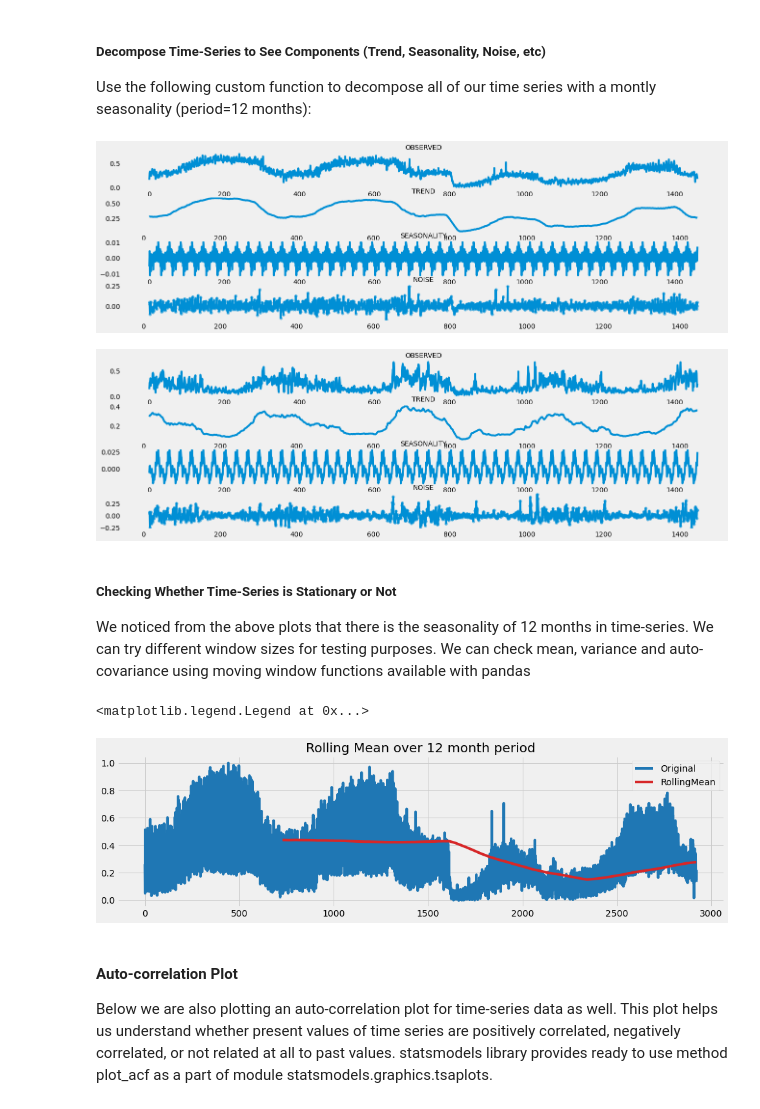
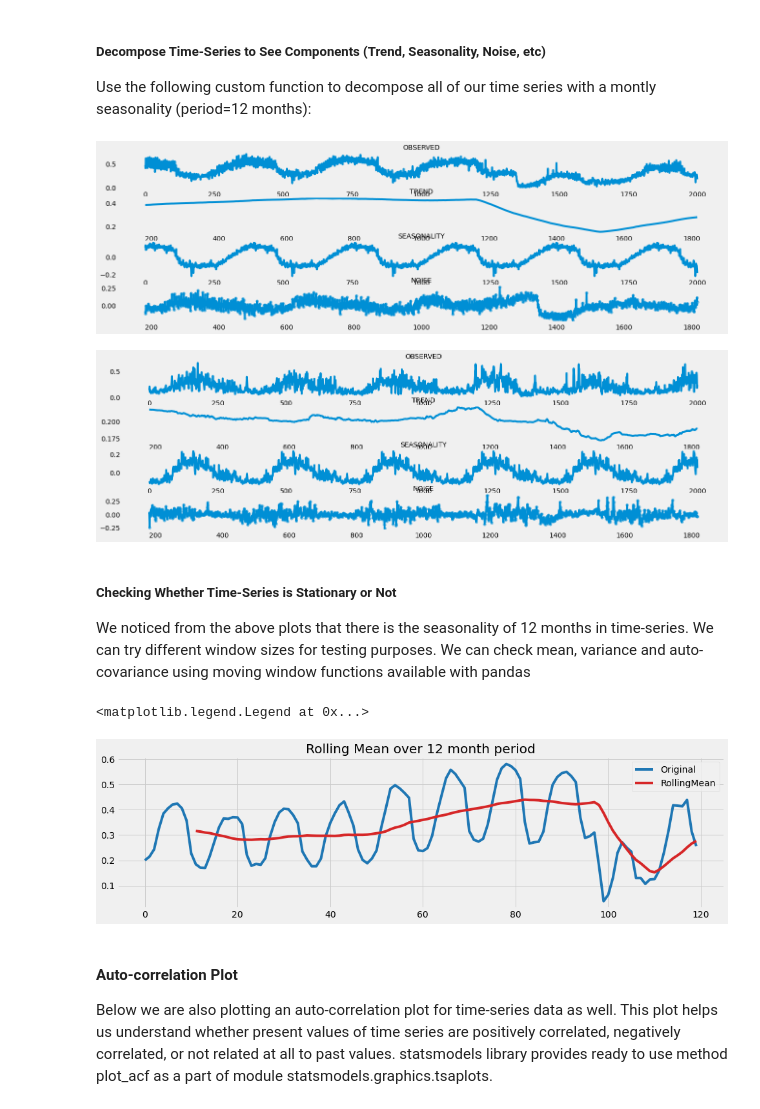
Before and after one commit to georgioschr/The-Air-Traffic-and-the-Air-Pollution, a Jupyter notebook: notebook/data_analysis.ipynb, the cells around one changed output. Cells and saved outputs as stored; diff of their text form; code cells hidden in the pictures.

```diff
--- a/notebook/data_analysis.ipynb
+++ b/notebook/data_analysis.ipynb
@@ -377,30 +377,30 @@ def decompose(df, share_type='amount', samples=250, period=24):
 # https://coderzcolumn.com/tutorials/data-science/how-to-remove-trend-and-seasonality-from-time-series-data-using-python-pandas
 df_plt = df_quality_traffic_norm.copy()
 df_plt = df_plt.groupby('date')['total_flights'].mean().reset_index()
-decompose(df_plt,df_plt.columns.values[1], 'all',30)
+decompose(df_plt,df_plt.columns.values[1], 2000,365)
 # %% [output]
-[figure, old version]
+[figure, new version]
 # %%
 df_plt = df_quality_traffic_norm.copy()
 df_plt = df_plt.groupby('date')['NOX'].mean().reset_index()
-decompose(df_plt,df_plt.columns.values[1], 'all',30)
+decompose(df_plt,df_plt.columns.values[1], 2000,365)
 # %% [output]
-[figure, old version]
+[figure, new version]
 # %% [markdown]
 ##### Checking Whether Time-Series is Stationary or Not
 We noticed from the above plots that there is the seasonality of 12 months in time-series. We can try different window sizes for testing purposes. We can check mean, variance and auto-covariance using moving window functions available with pandas
 # %%
 #plt_col = ['SO2_trend','total_flights']
 df_plt = df_quality_traffic_norm.copy()
-#df_plt['year_month'] = df_plt['date'].dt.strftime('%Y%m')
-#df_plt = df_plt.groupby('year_month').mean()['total_flights']
+df_plt['year_month'] = df_plt['date'].dt.strftime('%Y%m')
+df_plt = df_plt.groupby('year_month').mean()['total_flights'].reset_index()
 
 df_plt['total_flights'].plot(figsize=(15,4), color="tab:blue", label = 'Original');
-df_plt['total_flights'].rolling(window = 730).mean().plot(figsize=(15,4), color="tab:red", label = 'RollingMean', title="Rolling Mean over 12 month period");
+df_plt['total_flights'].rolling(window = 12).mean().plot(figsize=(15,4), color="tab:red", label = 'RollingMean', title="Rolling Mean over 12 month period");
 plt.legend()
 # %% [output]
 <matplotlib.legend.Legend at 0x...>
-[figure, old version]
+[figure, new version]
 # %% [markdown]
 #### Auto-correlation Plot
 Below we are also plotting an auto-correlation plot for time-series data as well. This plot helps us understand whether present values of time series are positively correlated, negatively correlated, or not related at all to past values. statsmodels library provides ready to use method plot_acf as a part of module statsmodels.graphics.tsaplots.
```
Also changed, not shown: parts of 29 cells of this notebook, 3 other files.
